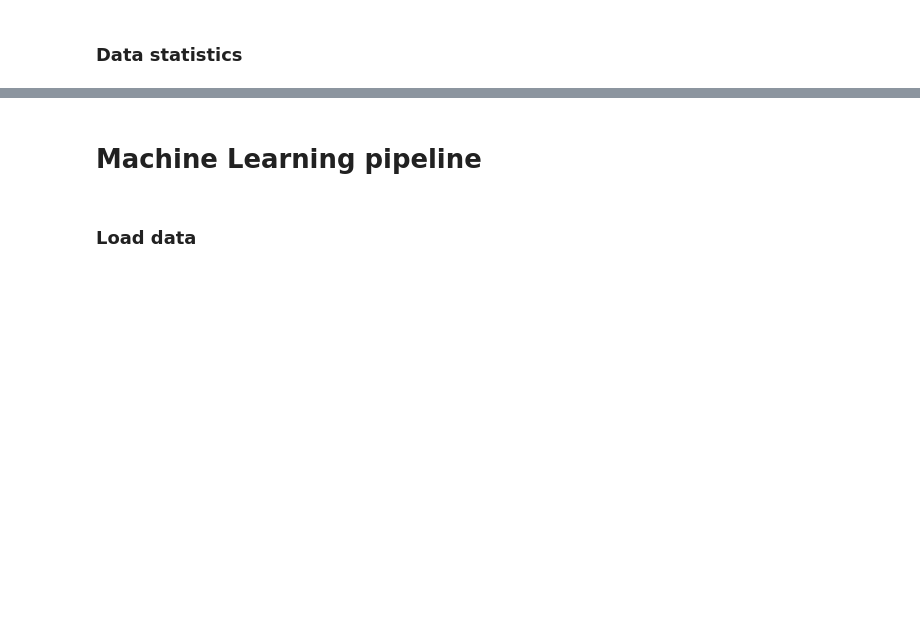
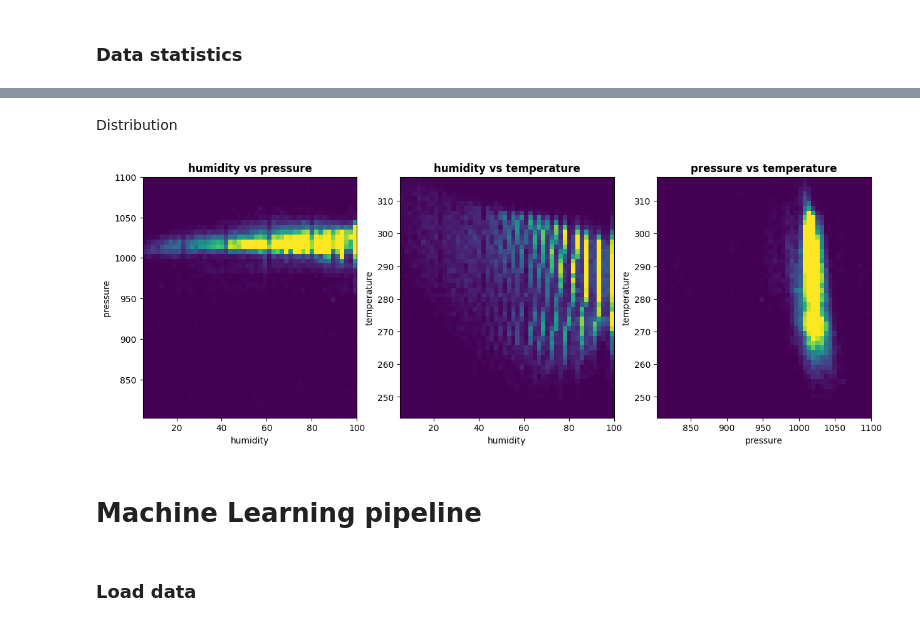
Before and after one commit to khanhdq109/Big-Data-for-Weather-Forecasting, a Jupyter notebook: pipeline.ipynb, the cells around one changed output, grey strips where cells are left out. Saved outputs shown, nothing was run; the diff lists cells and outputs as text; code cells hidden in the pictures; blank space fills up the shorter version.

```diff
--- a/pipeline.ipynb
+++ b/pipeline.ipynb
@@ -32,3 +110,32 @@ AGGREGATED_DATASET_PATH = 'datasets/historical-hourly-weather-dataset/aggregated
+# %% [markdown]
+Distribution
+# %%
+features = ['humidity', 'pressure', 'temperature']
+f1_list = data[features[0]].tolist()
+f2_list = data[features[1]].tolist()
+f3_list = data[features[2]].tolist()
+
+# Plot the data
+fig, axs = plt.subplots(1, 3, figsize = (15, 5))
+
+axs[0].hist2d(f1_list, f2_list, bins = (50, 50), vmax = 200)
+axs[0].set_xlabel(features[0])
+axs[0].set_ylabel(features[1])
+axs[0].set_title(features[0] + ' vs ' + features[1], fontweight = "bold")
+
+axs[1].hist2d(f1_list, f3_list, bins = (50, 50), vmax = 200)
+axs[1].set_xlabel(features[0])
+axs[1].set_ylabel(features[2])
+axs[1].set_title(features[0] + ' vs ' + features[2], fontweight = "bold")
+
+axs[2].hist2d(f2_list, f3_list, bins = (50, 50), vmax = 200)
+axs[2].set_xlabel(features[1])
+axs[2].set_ylabel(features[2])
+axs[2].set_title(features[1] + ' vs ' + features[2], fontweight = "bold")
+
+plt.show()
+# %% [output]
+[figure, added]
 # %% [markdown]
 # Machine Learning pipeline
 # %% [markdown]
```
Also changed, not shown: parts of 22 cells of this notebook, 1 other file.
